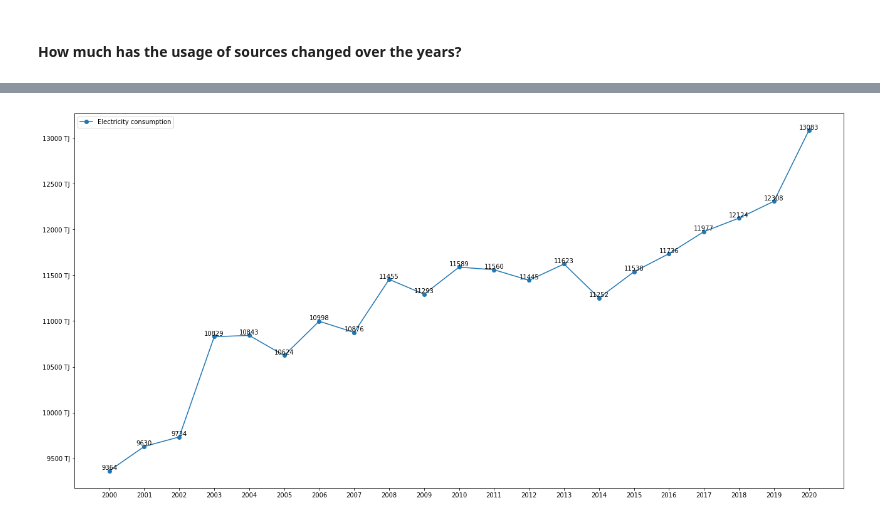
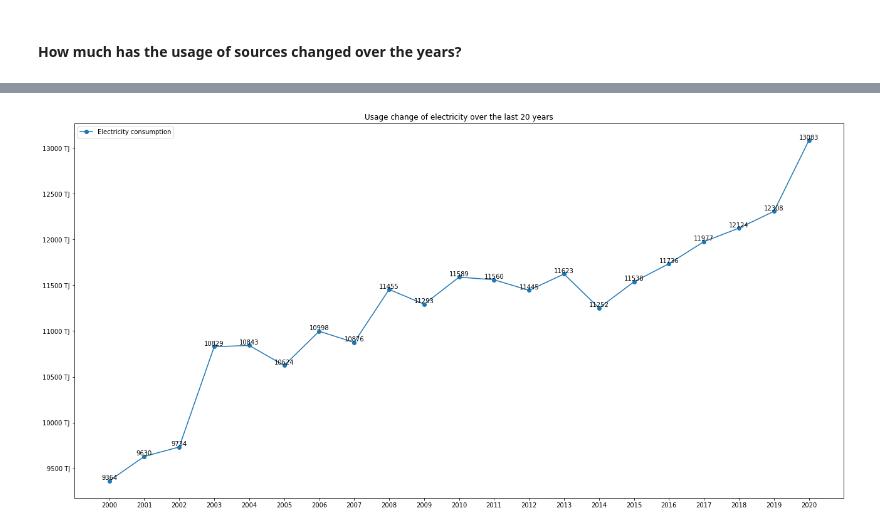
Before and after one commit to TilenBerlak/Data-mining-project, a Jupyter notebook: Projekt/Projekt.ipynb, the cells around one changed output, grey strips where cells are left out. Cells and saved outputs as stored; diff of their text form; code cells hidden in the pictures.

```diff
--- a/Projekt/Projekt.ipynb
+++ b/Projekt/Projekt.ipynb
@@ -308,13 +310,13 @@ ax.legend()
 # %%
 elect=[]
 for x in year_dict_all.values():
     elect.append(x[4][1])
 fig, ax = plt.subplots(figsize=(22, 11))
 ax.yaxis.set_major_formatter(FormatStrFormatter('%d TJ'))
 for i, v in enumerate(elect):
     ax.text(i, v+12, "%d" %v, ha="center")
 ax.plot(year_dict_all.keys(),elect, marker="o", label="Electricity consumption")
-
+ax.title.set_text("Usage change of electricity over the last 20 years")
 leg = ax.legend(loc="upper left")
 # %% [output]
-[figure, old version]
+[figure, new version]
```
Also changed, not shown: parts of 2 cells of this notebook.
